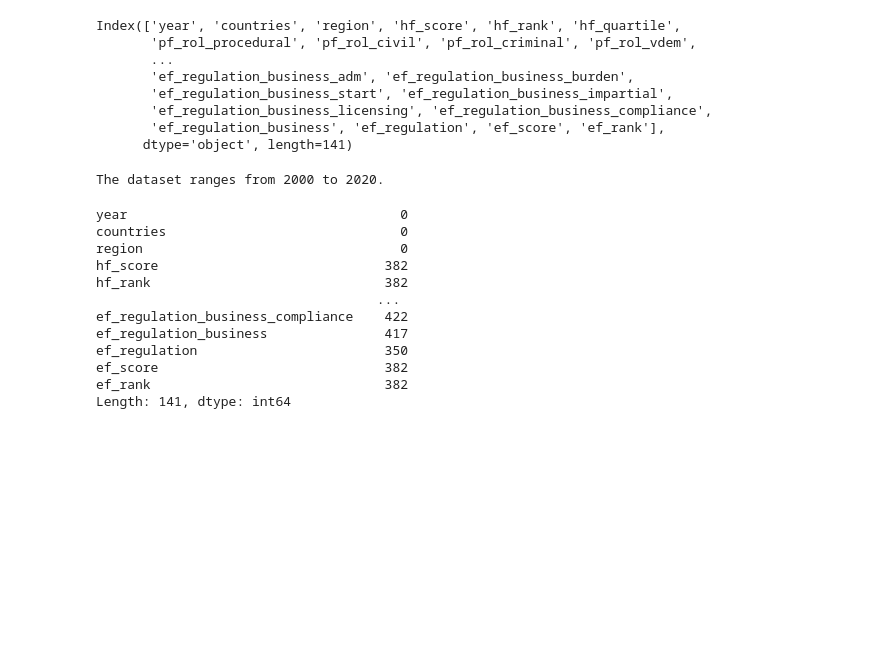
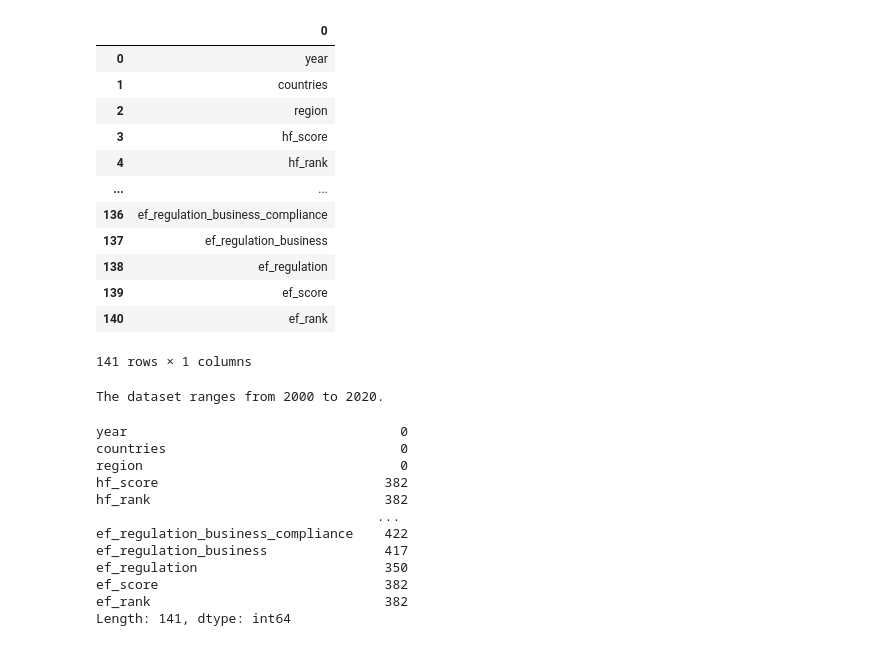
Before and after one commit to MantasTech/World-Freedom, a Jupyter notebook: World_Freedom_EDA.ipynb, the cells around one changed output. Drawn from its saved outputs; the diff is of its cells as text; code cells hidden in the pictures; blank space fills up the shorter version.

```diff
--- a/World_Freedom_EDA.ipynb
+++ b/World_Freedom_EDA.ipynb
@@ -60,13 +51,18 @@ For this analysis, we're focusing on the top countries. Many lower-ranked countr
 # %%
-# Column names of the data_2022 DataFrame
-print(data_2022.columns)
+# Column names
+pd.DataFrame(data_2022.columns)
 # %% [output]
+|  | 0 |
+| 0 | year |
+| 1 | countries |
+| 2 | region |
+| 3 | hf_score |
+| 4 | hf_rank |
+| ... | ... |
+| 136 | ef_regulation_business_compliance |
+| 137 | ef_regulation_business |
+| 138 | ef_regulation |
+| 139 | ef_score |
+| 140 | ef_rank |
-Index(['year', 'countries', 'region', 'hf_score', 'hf_rank', 'hf_quartile',
-       'pf_rol_procedural', 'pf_rol_civil', 'pf_rol_criminal', 'pf_rol_vdem',
-       ...
-       'ef_regulation_business_adm', 'ef_regulation_business_burden',
-       'ef_regulation_business_start', 'ef_regulation_business_impartial',
-       'ef_regulation_business_licensing', 'ef_regulation_business_compliance',
-       'ef_regulation_business', 'ef_regulation', 'ef_score', 'ef_rank'],
-      dtype='object', length=141)
+141 rows × 1 columns
 # %%
```
Also changed, not shown: parts of 22 cells of this notebook.
